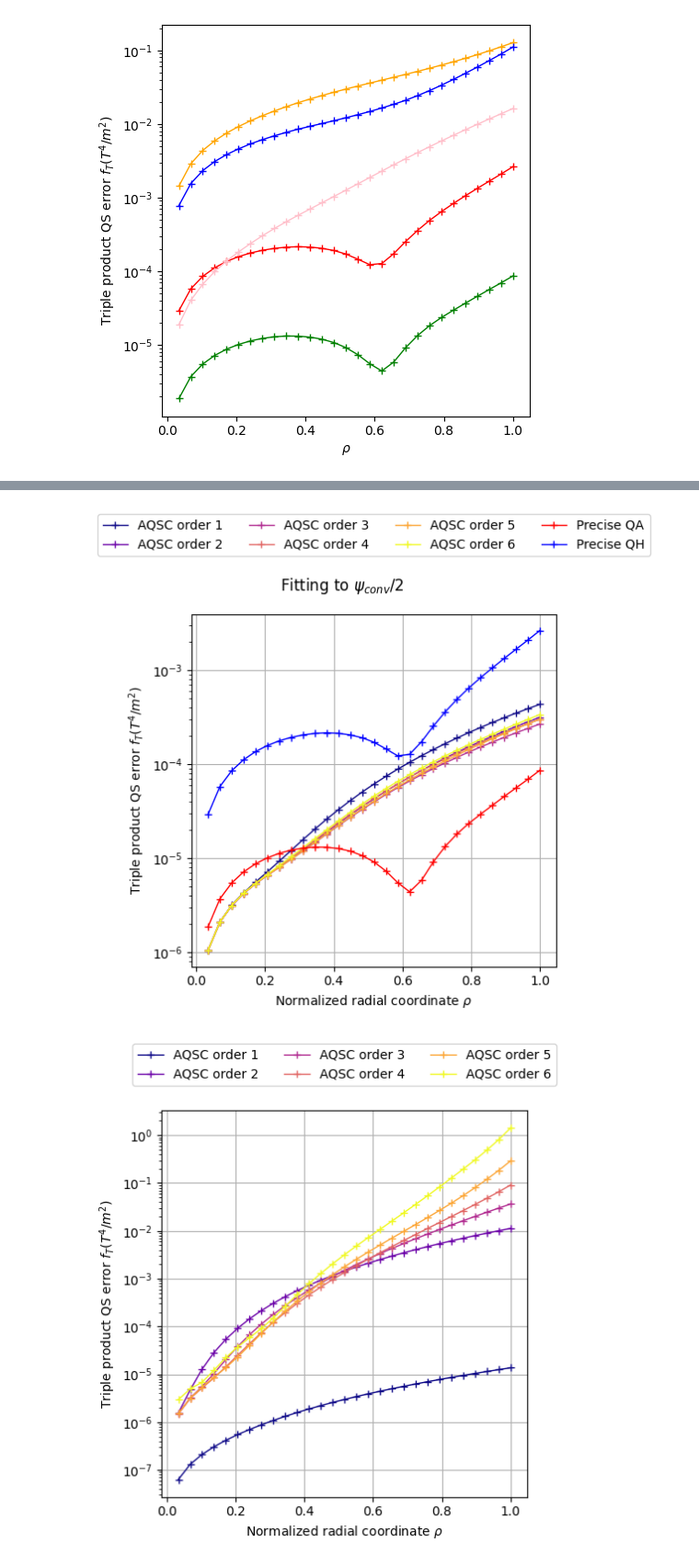
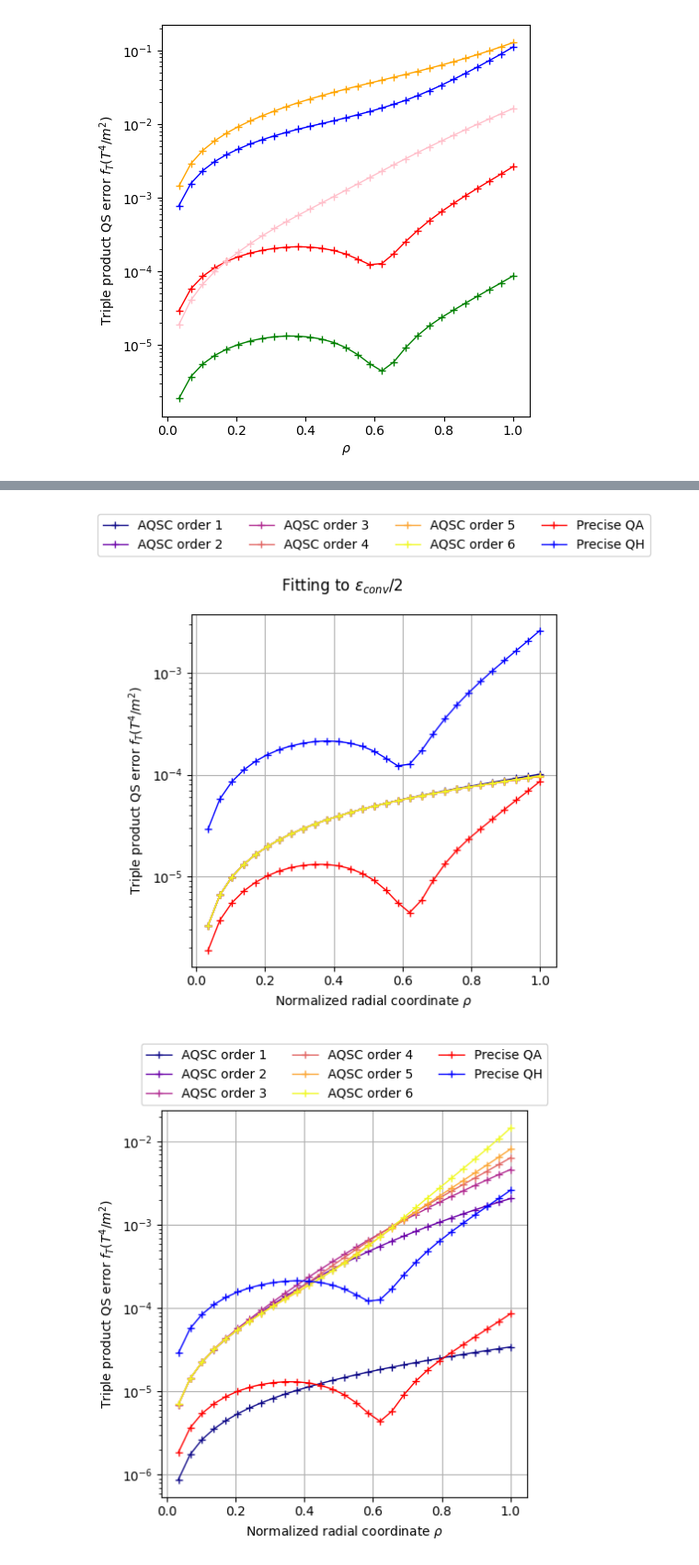
Before and after one commit to lankef/near-axis-optimization, a Jupyter notebook: plotting.ipynb, the cells around one changed output, grey strips where cells are left out. Shown at 92% size. Drawn from its saved outputs; the diff is of its cells as text; code cells hidden in the pictures.

```diff
--- a/plotting.ipynb
+++ b/plotting.ipynb
@@ -25,6 +23,6 @@ Evaluating order 5 6
 # %%
 i_test = 1
 # eq_fin = jnp.load(f'pass_2/best_x.npy', allow_pickle=True).item()
-x_fin = jnp.load(f'./best_x.npy')
-eq_fin = solve_order_6(x_fin, padded=True)
+x_fin = jnp.load(f'./best_x.npy') # jnp.load(f'./best_x.npy')
+eq_fin = solve_order_6(x_fin, padded=False)
 fin_eps_conv = eps_conv(eq_fin)
@@ -234,7 +239,7 @@ eq_raw_list2 = []
 aux_desc_list2 = []
 for i in range(1, 7):
     eq_raw, eq_desc, aux_desc = aqsc_to_desc_near_axis(
-        eq_fin, fin_eps_conv**2/2, n_max=i,
+        eq_fin, (fin_eps_conv/2)**2, n_max=i,
         M=6, N=8, solve_force_balance=True,
         verbose=3
     )
@@ -517,33 +522,55 @@ fig, ax = plot_qs_error(
 lgd = fig.legend(loc='upper center', bbox_to_anchor=(0.57,1.13), ncol=4)
 ax.set_xlabel(r'Normalized radial coordinate $\rho$')
 ax.grid()
-fig.suptitle(r'Fitting to $\psi_{conv}/2$')
+fig.suptitle(r'Fitting to $\epsilon_{conv}/2$')
 fig.savefig('./qs_error_order2.pdf', format='pdf', bbox_extra_artists=(lgd,), bbox_inches='tight')
 # %% [output]
-[figure, old version]
+[figure, new version]
 # %%
 fig, ax = plt.subplots(1, 1, figsize=(5, 5))
 n_lines = len(eq_desc_list)
 cmap = mpl.colormaps['plasma']
 colors = cmap(np.linspace(0, 1, n_lines))
 for i, color in enumerate(colors):
     fig, ax = plot_qs_error(
         eq_raw_list[i],
         marker='+',
         fC=False, fB=False,
         labels=['', '', 'AQSC order ' + str(i+1) ],
         ax=ax,
         ylabel='Triple product QS error $f_T(T^4/m^2)$',
         color=['b', 'b', color],
         rho=rho_arr,
         legend=False
     )
+fig, ax = plot_qs_error(
+    prec_qa_eq,
+    marker='+',
+    fC=False, fB=False,
+    labels=['', '', 'Precise QA'],
+    ax=ax,
+    ylabel='Triple product QS error $f_T(T^4/m^2)$',
+    color=['b', 'b', 'red'],
+    rho=rho_arr,
+    legend=False
+)
+fig, ax = plot_qs_error(
+    prec_qh_eq,
+    marker='+',
+    fC=False, fB=False,
+    labels=['', '', 'Precise QH'],
+    ax=ax,
+    ylabel='Triple product QS error $f_T(T^4/m^2)$',
+    color=['b', 'b', 'blue'],
+    rho=rho_arr,
+    legend=False
+)
 lgd = fig.legend(loc='upper center', bbox_to_anchor=(0.57,1.13), ncol=3)
 ax.set_xlabel(r'Normalized radial coordinate $\rho$')
 ax.grid()
 fig.savefig('./qs_error_order_raw.pdf', format='pdf', bbox_extra_artists=(lgd,), bbox_inches='tight')
 # %% [output]
-[figure, old version]
+[figure, new version]
 # %%
 plot_surfaces(eq_desc_list2[0], rho=8, theta=8)
 # %% [output]
```
Also changed, not shown: parts of 22 cells of this notebook, 2 other files.
